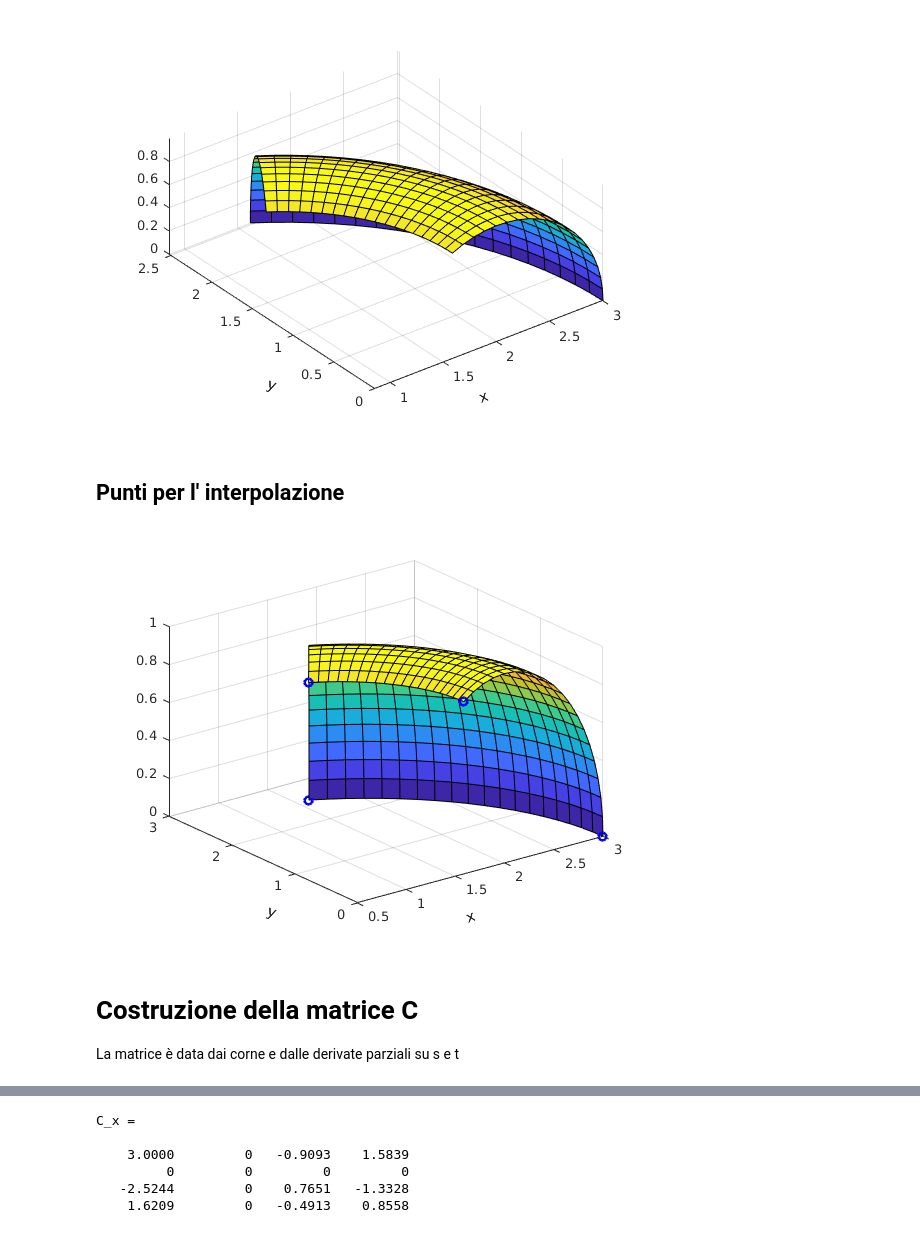
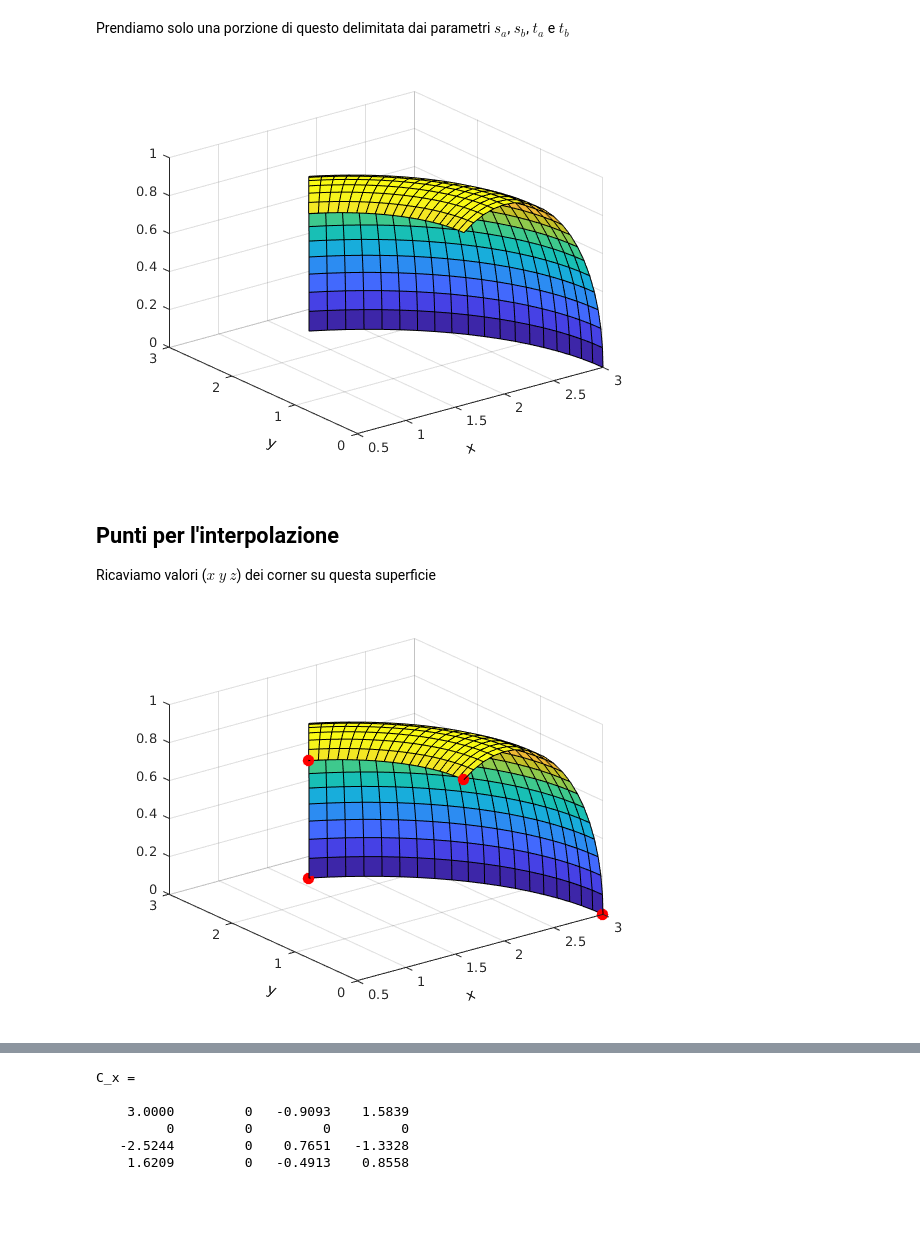
Before and after one commit to mameli/cagd, a Jupyter notebook: Hermite.ipynb, the cells around one changed output, grey strips where cells are left out. Drawn from its saved outputs; the diff is of its cells as text; code cells hidden in the pictures; blank space fills up the shorter version.

```diff
--- a/Hermite.ipynb
+++ b/Hermite.ipynb
@@ -5,17 +17,21 @@ Per prima cosa si definisce una figura per ricavare la matrice dei corner e dell
+# %% [markdown]
+Prendiamo solo una porzione di questo delimitata dai parametri $s_a$, $s_b$, $t_a$ e $t_b$
 # %%
 s_a = 0; s_b = 1;
 s = linspace(s_a, s_b, 20);
 t_a = 0; t_b = 2;
 t = linspace(t_a, t_b, 20);
 [ss, tt] = meshgrid(s, t);
 x = (2 + cos(tt)).*cos(ss);
 y = (2 + cos(tt)).*sin(ss);
 z = sin(tt);
-surf(x, y, z);axis equal; xlabel('x', 'Rotation',20); ylabel('y', 'Rotation',-20)
+surf(x, y, z); xlabel('x', 'Rotation',20); ylabel('y', 'Rotation',-20)
 # %% [output]
-[figure, old version]
+[figure, new version]
 # %% [markdown]
-## Punti per l' interpolazione
+## Punti per l'interpolazione
+
+Ricaviamo valori ($x$ $y$ $z$) dei corner su questa superficie
 # %%
 cx_1 = (2 + cos(t_a)).*cos(s_a);
 cy_1 = (2 + cos(t_a)).*sin(s_a);
@@ -34,13 +50,9 @@ cy_4 = (2 + cos(t_a)).*sin(s_b);
 cz_4 = sin(t_a);
 
 surf(x, y, z); xlabel('x', 'Rotation',20); ylabel('y', 'Rotation',-20); hold on;
-plot3(cx_1, cy_1, cz_1, 'bo--', 'linewidth', 2);
-plot3(cx_2, cy_2, cz_2, 'bo--', 'linewidth', 2);
-plot3(cx_3, cy_3, cz_3, 'bo--', 'linewidth', 2);
-plot3(cx_4, cy_4, cz_4, 'bo--', 'linewidth', 2);
+plot3(cx_1, cy_1, cz_1, 'r.', 'MarkerSize', 30);
+plot3(cx_2, cy_2, cz_2, 'r.', 'MarkerSize', 30);
+plot3(cx_3, cy_3, cz_3, 'r.', 'MarkerSize', 30);
+plot3(cx_4, cy_4, cz_4, 'r.', 'MarkerSize', 30);
 # %% [output]
-[figure, old version]
+[figure, new version]
-# %% [markdown]
-# Costruzione della matrice C
-
-La matrice è data dai corne e dalle derivate parziali su s e t
```
Also changed, not shown: parts of 19 cells of this notebook.
